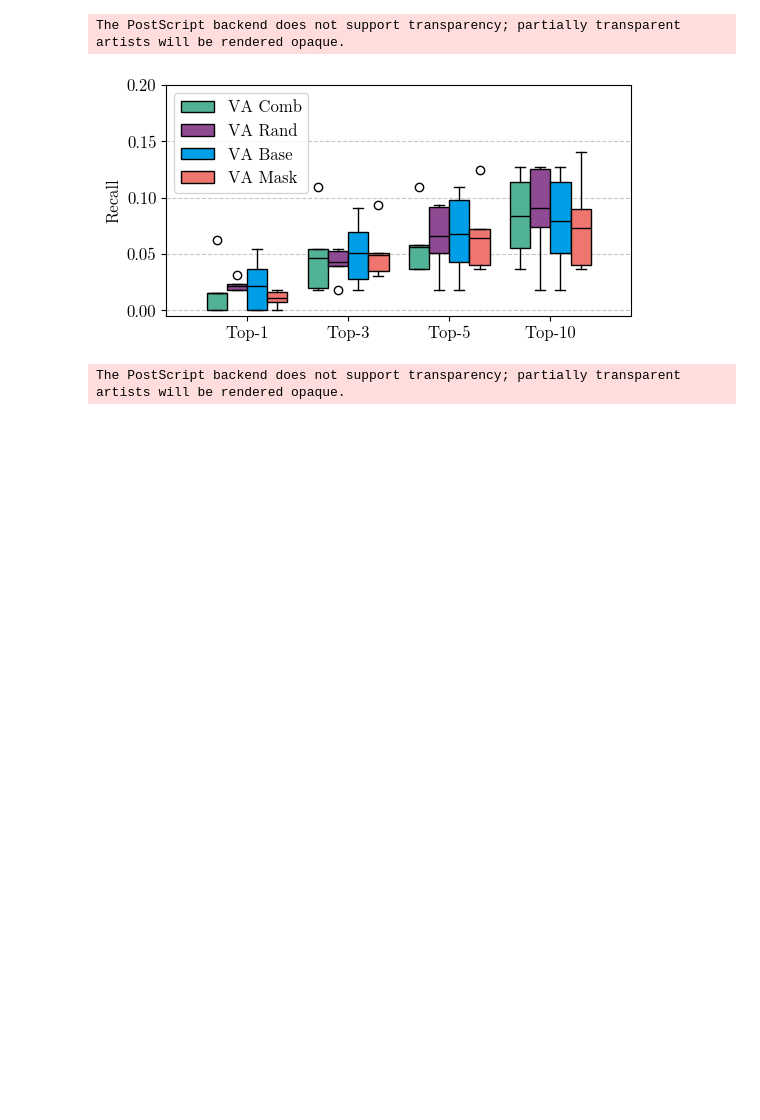
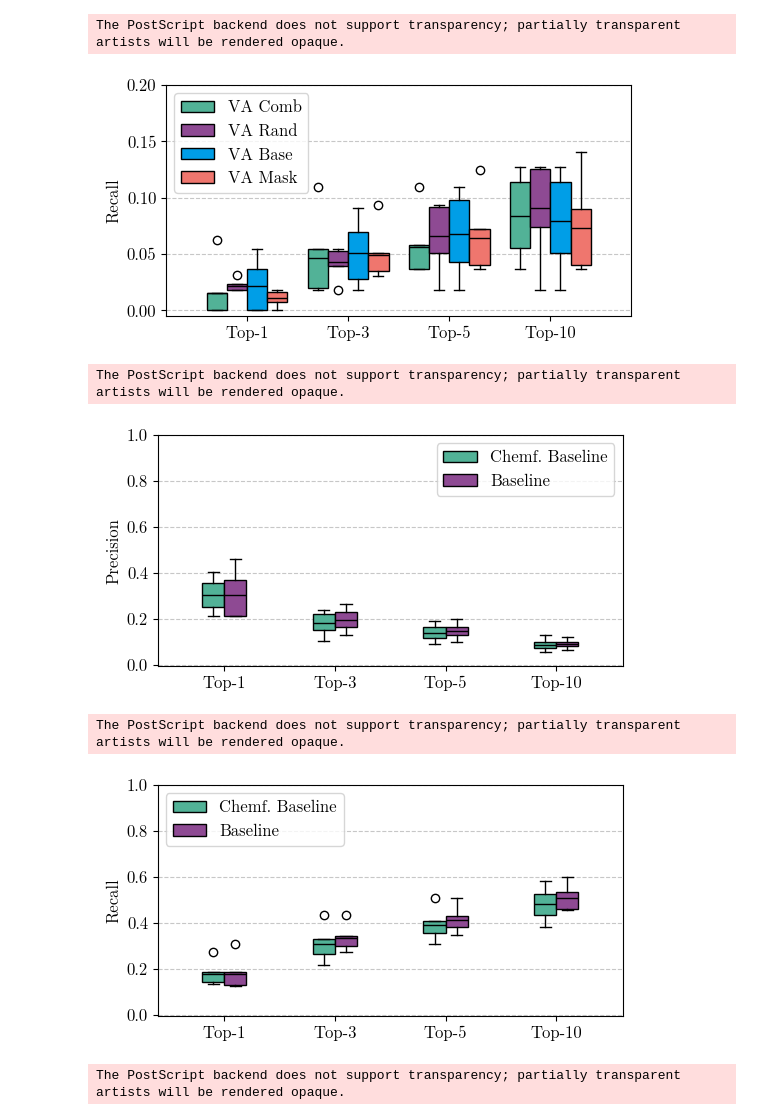
Before and after one commit to tsofiac/LAGOM, a Jupyter notebook: data_analysis/boxplot.ipynb, the cells around one changed output. Drawn from its saved outputs; the diff is of its cells as text; code cells hidden in the pictures; blank space fills up the shorter version.

```diff
--- a/data_analysis/boxplot.ipynb
+++ b/data_analysis/boxplot.ipynb
@@ -289,6 +286,32 @@ The PostScript backend does not support transparency; partially transparent arti
 [figure]
 The PostScript backend does not support transparency; partially transparent artists will be rendered opaque.
 [figure]
+# %%
+# After pre-training
+bs = 4
+
+recall_initial, precision_initial, score_one_initial, score_all_initial = score_result('../evaluation/alohomora/result_chemf_base_metabolic.csv', bs, False)
+recall_baseline, precision_baseline, score_one_baseline, score_all_baseline = score_result('../evaluation/alohomora/result_base.csv', bs, False)
+
+precision = [precision_initial[0:4], precision_baseline[0:4]]
+recall = [recall_initial[0:4], recall_baseline[0:4]]
+score_one = [score_one_initial[0:4], score_one_baseline[0:4]]
+score_all = [score_all_initial[0:4], score_all_baseline[0:4]]
+
+xlabel = None
+xticks = ['Top-1', 'Top-3', 'Top-5', 'Top-10']
+labels = ['Chemf. Baseline', 'Baseline']
+
+ylabel = 'Precision'
+multi_boxplot(precision, xlabel, ylabel, xticks, labels, 'upper right', 'initial_baseline_precision', 1)
+
+ylabel = 'Recall'
+multi_boxplot(recall, xlabel, ylabel, xticks, labels, 'upper left', 'initial_baseline_recall', 1)
+# %% [output]
+The PostScript backend does not support transparency; partially transparent artists will be rendered opaque.
+[figure, added]
+The PostScript backend does not support transparency; partially transparent artists will be rendered opaque.
+[figure, added]
 # %%
 # Baseline comparison
 bs = 4
```
Also changed, not shown: parts of 7 cells of this notebook, 4 other files.
